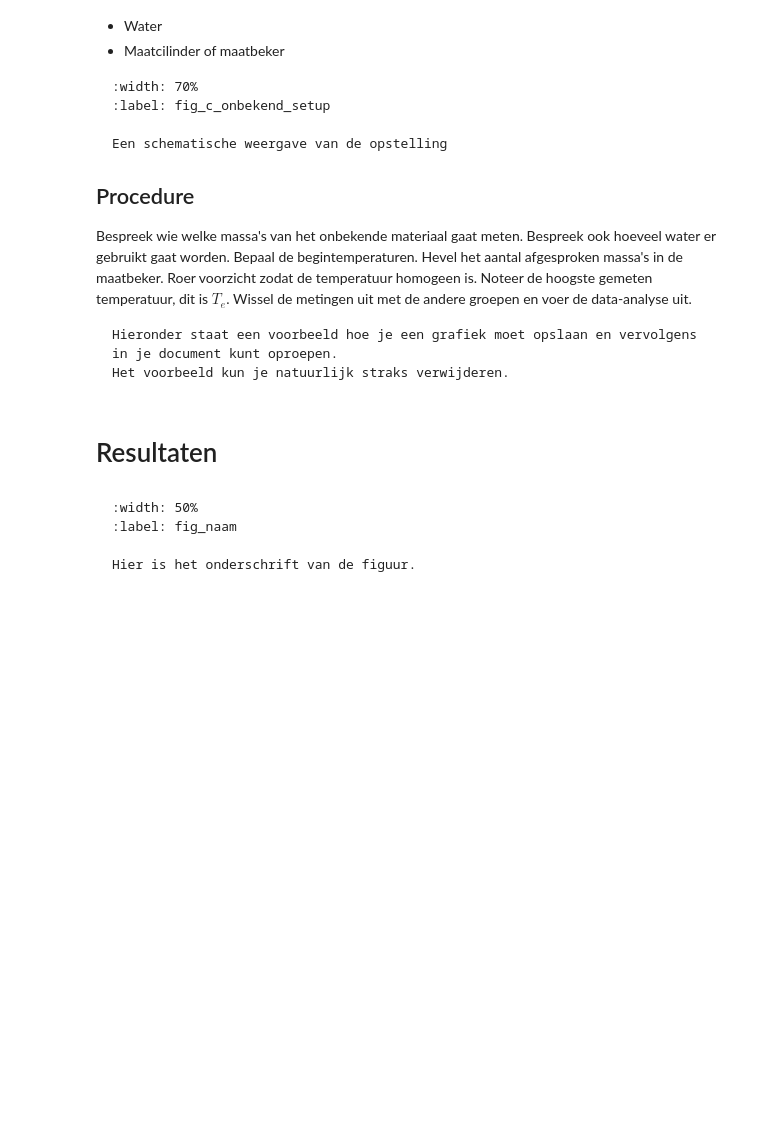
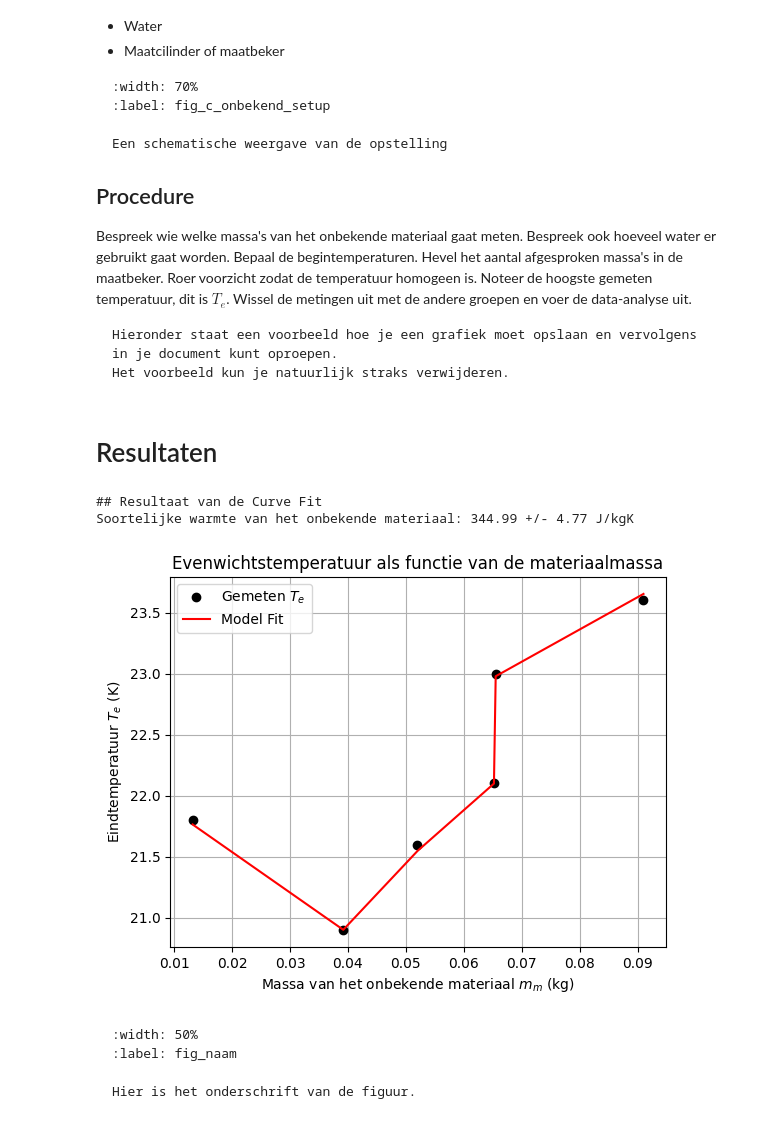
Before and after one commit to Jz-Mo/thermolab, a Jupyter notebook: Content/Labs/warmtecapaciteit/Warmtecapaciteit.ipynb, the cells around one changed output. Drawn from its saved outputs; the diff is of its cells as text; code cells hidden in the pictures; blank space fills up the shorter version.

Commit message:
warmtecapaciteit fit and plot

````diff
--- a/Content/Labs/warmtecapaciteit/Warmtecapaciteit.ipynb
+++ b/Content/Labs/warmtecapaciteit/Warmtecapaciteit.ipynb
@@ -110,3 +93,37 @@ plt.show()
+# %%
+y_data = T_e
+
+p0 = [1000]
+
+params, pcov = curve_fit(evenwichtstemperatuur_model, experimentele_input, y_data, p0=p0)
+
+c_m_fit = params[0]
+c_m_err = np.sqrt(np.diag(pcov))[0]
+
+print(f"## Resultaat van de Curve Fit")
+print(f"Soortelijke warmte van het onbekende materiaal: {c_m_fit:.2f} (+/- {c_m_err:.2f}) J/kgK")
+
+
+T_e_model = evenwichtstemperatuur_model(experimentele_input, c_m_fit)
+
+
+plt.plot(m_m, y_data, 'ko', label='Gemeten $T_e$')
+
+sort_indices = np.argsort(m_m)
+plt.plot(m_m[sort_indices], T_e_model[sort_indices], 'r-', label='Model Fit')
+
+plt.xlabel('Massa van het onbekende materiaal $m_m$ (kg)')
+plt.ylabel('Eindtemperatuur $T_e$ (K)')
+plt.title('Evenwichtstemperatuur als functie van de materiaalmassa')
+plt.grid(True)
+plt.legend()
+
+plt.savefig("./curve_fit_warmtecapaciteit.png", dpi=450)
+plt.show()
+# %% [output]
+## Resultaat van de Curve Fit
+Soortelijke warmte van het onbekende materiaal: 344.99 +/- 4.77 J/kgK
+[figure, added]
 # %% [markdown]
 ```{figure} figures/naam.png
 :width: 50%
````
Also changed, not shown: parts of 1 cell of this notebook, 2 other files.
